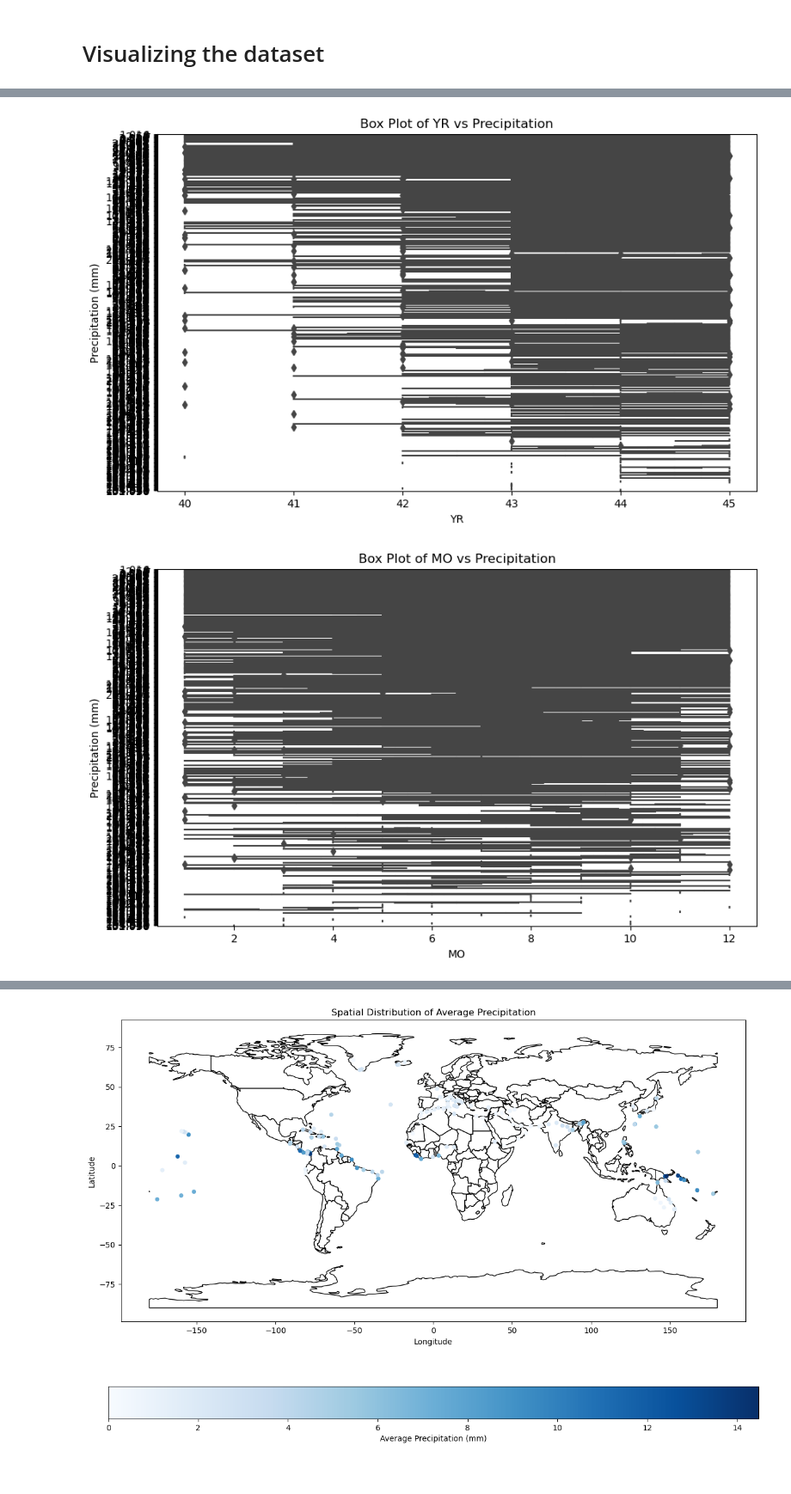
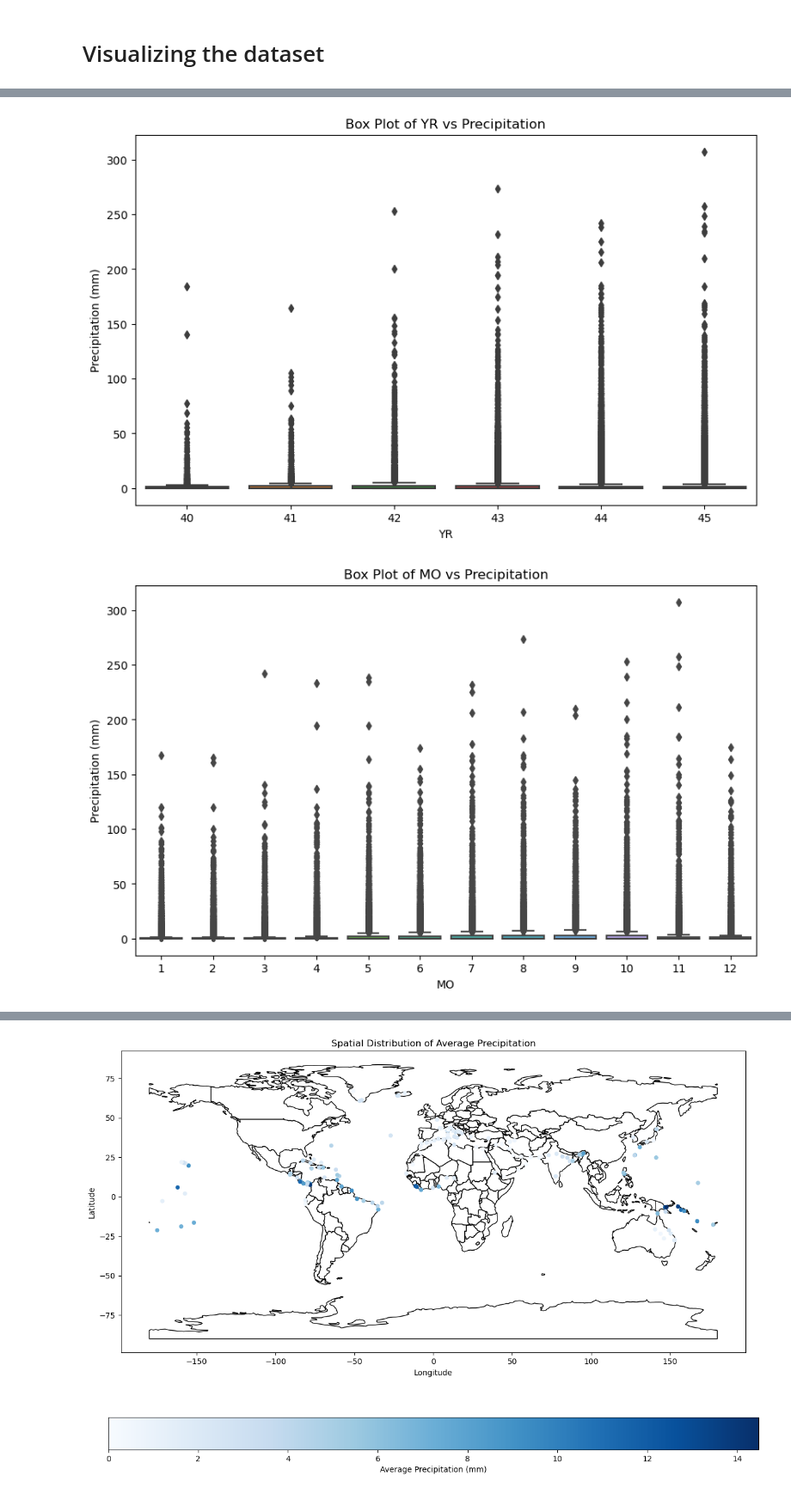
Before and after one commit to oxd1005/ML-480, a Jupyter notebook: Regression-Assignment/regression.ipynb, the cells around one changed output, grey strips where cells are left out. Shown at 86% size. Cells and saved outputs as stored; diff of their text form; code cells hidden in the pictures.

```diff
--- a/Regression-Assignment/regression.ipynb
+++ b/Regression-Assignment/regression.ipynb
@@ -138,6 +138,9 @@ merged_df.head()
 # %%
 import matplotlib.pyplot as plt
 import seaborn as sns
+
+#handle non-numeric values
+merged_df['Precip'] = pd.to_numeric(summary_of_weather_df['Precip'], errors='coerce')
 
 selected_features = ['Precip', 'MaxTemp', 'MinTemp', 'MeanTemp', 'WindGustSpd', 'YR', 'MO', 'DA']
 
@@ -153,12 +156,11 @@ plt.show()
 # %%
 # Scatter plots for numerical features against 'Precip'
-numerical_features = ['MaxTemp', 'MinTemp', 'MeanTemp', 'WindGustSpd']
+numerical_features = ['MaxTemp', 'MinTemp', 'MeanTemp']
 
 for feature in numerical_features:
     plt.figure(figsize=(10, 6))
     sns.scatterplot(data=merged_df, x=feature, y='Precip', alpha=0.5)
     plt.title(f'Scatter Plot of {feature} vs Precipitation')
-    plt.xlabel(feature)
     plt.ylabel('Precipitation (mm)')
     plt.show()
 # %% [output]
@@ -169,14 +170,13 @@ for feature in numerical_features:
 # %%
 # Box plots for categorical features (Year, Month, Day) against 'Precip'
 categorical_features = ['YR', 'MO', 'DA']
 
 for feature in categorical_features:
     plt.figure(figsize=(10, 6))
     sns.boxplot(data=merged_df, x=feature, y='Precip')
     plt.title(f'Box Plot of {feature} vs Precipitation')
-    plt.xlabel(feature)
     plt.ylabel('Precipitation (mm)')
     plt.show()
 # %% [output]
-[figure, old version]
+[figure, new version]
-[figure, old version]
+[figure, new version]
```
Also changed, not shown: parts of 3 cells of this notebook.
